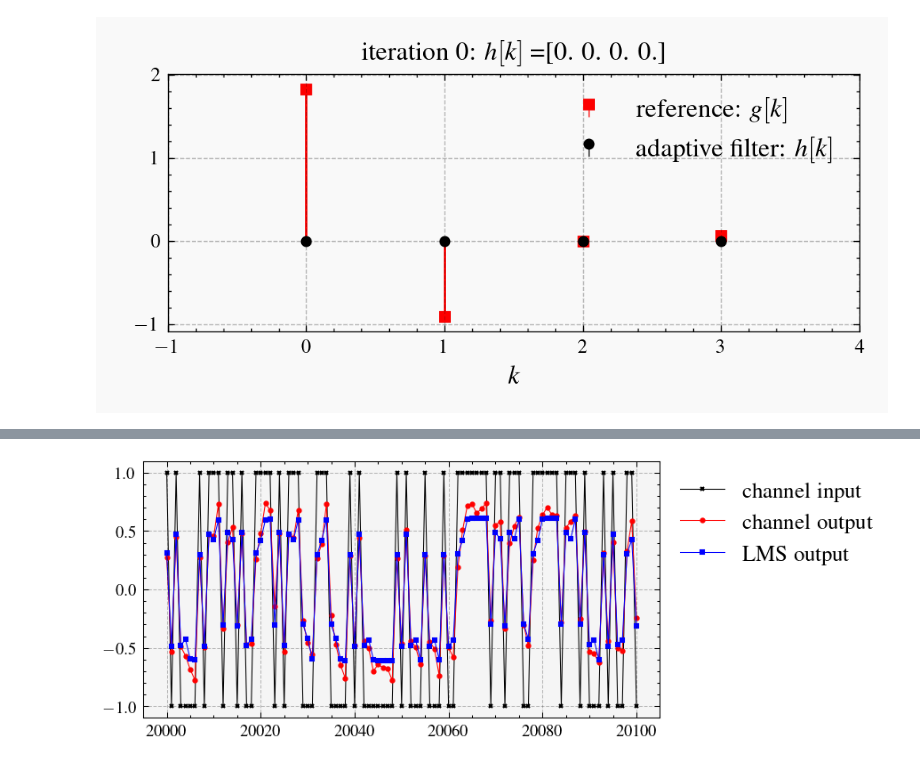
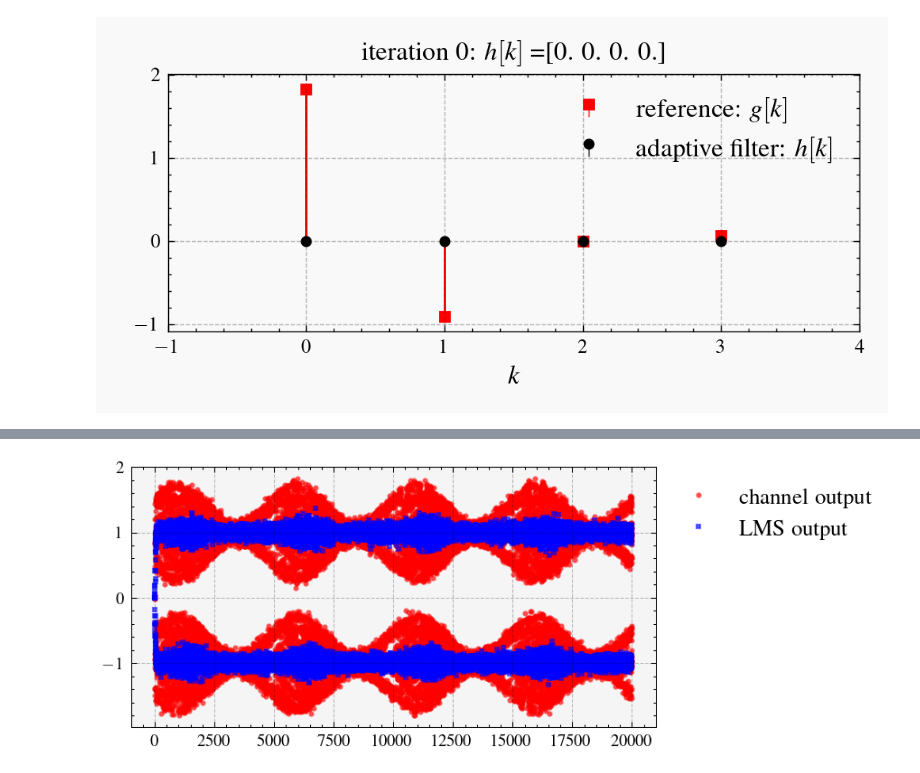
Before and after one commit to edsonportosilva/AdaptiveSignalProcessing, a Jupyter notebook: notebooks/4. The Wiener filter and the LMS algorithm.ipynb, the cells around one changed output, grey strips where cells are left out. Cells and saved outputs as stored; diff of their text form; code cells hidden in the pictures.

```diff
--- a/notebooks/4. The Wiener filter and the LMS algorithm.ipynb
+++ b/notebooks/4. The Wiener filter and the LMS algorithm.ipynb
@@ -512,18 +511,16 @@ H = np.zeros((len(x), ntaps))
 # %%
-nsamples = 10000
 σ2 = 0.0025 # noise variance
+Ntaps = 4
+H = np.zeros((len(x), ntaps))
 
-fh = 50
+fh = 100
 fs = 500000
 timeIdx = np.arange(len(x))*(1/fs)
 
-H[:,0] = 0.25 + 0.25*np.cos(2*np.pi*fh*timeIdx + np.pi/13)
-H[:,1] = 0.1 + 0.1*np.sin(2*np.pi*fh*timeIdx + np.pi/67)
-H[:,2] = 0.05 + 0.05*np.cos(2*np.pi*fh*timeIdx + np.pi/13)
-H[:,3] = 0.01 + 0.01*np.sin(2*np.pi*fh*timeIdx + np.pi/77)
-
-# for k in range(ntaps):
-#     H[:,k] = 0.25/(k + 1) + random_square_signal(len(x), 20000, duty_cycle=0.25)
+H[:,0] = 1
+H[:,1] = 0.25 + 0.25*np.sin(2*np.pi*fh*timeIdx + np.pi/67)
+H[:,2] = 0.1 + 0.1*np.cos(2*np.pi*fh*timeIdx + np.pi/13)
+H[:,3] = 0.05 + 0.05*np.sin(2*np.pi*fh*timeIdx + np.pi/77)
 
 # Time-varying system
 y = time_varying_filter(x, H)
@@ -533,8 +530,8 @@ n = np.random.normal(0, np.sqrt(σ2), len(y))
 y += n
 
 # LMS algorithm
-μ = 1e-3
-out, h, squaredError, H_lms = lms(x, y, Ntaps, μ)
+μ = 5e-2
+out, h, squaredError, H_lms = lms(y, x, Ntaps, μ)
 # %%
 plt.figure()
 for k in range(ntaps):
@@ -574,11 +571,11 @@ plt.grid();
 # %%
-start = 20000
-ind = np.arange(start,start+101)
+start = 0
+ind = np.arange(start,start+20001)
 
-plt.plot(ind,x[ind],'-xk', label='channel input')
-plt.plot(ind,y[ind],'-or', label='channel output')
-plt.plot(ind,out[ind],'-sb', label='LMS output')
+#plt.plot(ind,x[ind],'-xk', label='channel input', alpha=0.55)
+plt.plot(ind,y[ind],'or', label='channel output', alpha=0.55)
+plt.plot(ind,out[ind],'sb', label='LMS output', alpha=0.55)
 plt.legend(bbox_to_anchor=(1, 1));
 plt.grid()
 # %% [output]
-[figure, old version]
+[figure, new version]
```
Also changed, not shown: parts of 3 cells of this notebook.
